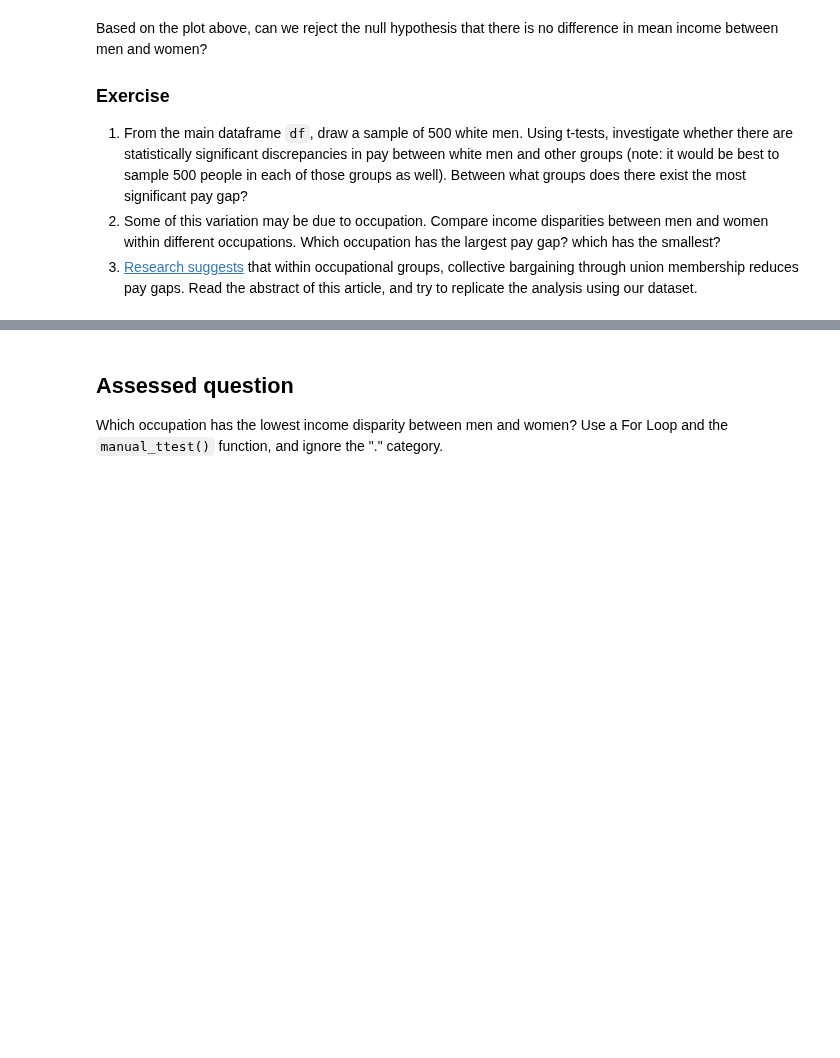
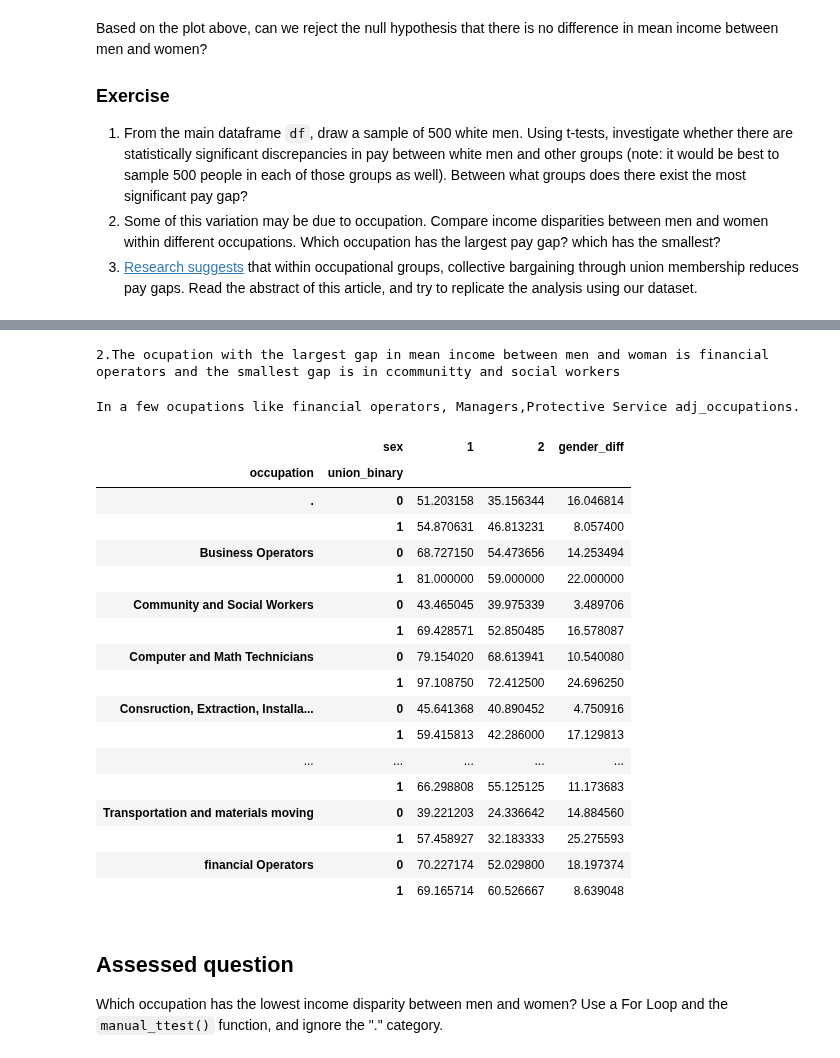
Before and after one commit to alixtrn/QM2, a Jupyter notebook: w06_hypothesis_testing.ipynb, the cells around one changed output, grey strips where cells are left out. Saved outputs shown, nothing was run; the diff lists cells and outputs as text; code cells hidden in the pictures; blank space fills up the shorter version.

```diff
--- a/w06_hypothesis_testing.ipynb
+++ b/w06_hypothesis_testing.ipynb
@@ -297,3 +393,39 @@ Based on the plot above, can we reject the null hypothesis that there is no diff
+# %%
+print('2.The ocupation with the largest gap in mean income between men and woman is financial operators and the smallest gap is in ccommunitty and social workers')
+# %% [output]
+2.The ocupation with the largest gap in mean income between men and woman is financial operators and the smallest gap is in ccommunitty and social workers
+# %%
+# Question 3:
+
+print('In a few ocupations like financial operators, Managers,Protective Service adj_occupations.')
+
+df['union_binary'] = df['union'].apply(lambda x: 1 if x in [2, 3] else 0)
+gender_income_union = df.groupby(['occupation', 'union_binary', 'sex'])['income'].mean().unstack()
+gender_income_union['gender_diff'] = gender_income_union[1] - gender_income_union[2]
+gender_income_union
+
+# 1 = union member or covered
+# 0 = non union
+# %% [output]
+In a few ocupations like financial operators, Managers,Protective Service adj_occupations.
+|  | sex | 1 | 2 | gender_diff |
+| occupation | union_binary |  |  |  |
+| . | 0 | 51.203158 | 35.156344 | 16.046814 |
+|  | 1 | 54.870631 | 46.813231 | 8.057400 |
+| Business Operators | 0 | 68.727150 | 54.473656 | 14.253494 |
+|  | 1 | 81.000000 | 59.000000 | 22.000000 |
+| Community and Social Workers | 0 | 43.465045 | 39.975339 | 3.489706 |
+|  | 1 | 69.428571 | 52.850485 | 16.578087 |
+| Computer and Math Technicians | 0 | 79.154020 | 68.613941 | 10.540080 |
+|  | 1 | 97.108750 | 72.412500 | 24.696250 |
+| Consruction, Extraction, Installa... | 0 | 45.641368 | 40.890452 | 4.750916 |
+|  | 1 | 59.415813 | 42.286000 | 17.129813 |
+| ... | ... | ... | ... | ... |
+|  | 1 | 66.298808 | 55.125125 | 11.173683 |
+| Transportation and materials moving | 0 | 39.221203 | 24.336642 | 14.884560 |
+|  | 1 | 57.458927 | 32.183333 | 25.275593 |
+| financial Operators | 0 | 70.227174 | 52.029800 | 18.197374 |
+|  | 1 | 69.165714 | 60.526667 | 8.639048 |
 # %% [markdown]
 ## Assessed question
 
```
Also changed, not shown: parts of 18 cells of this notebook.
